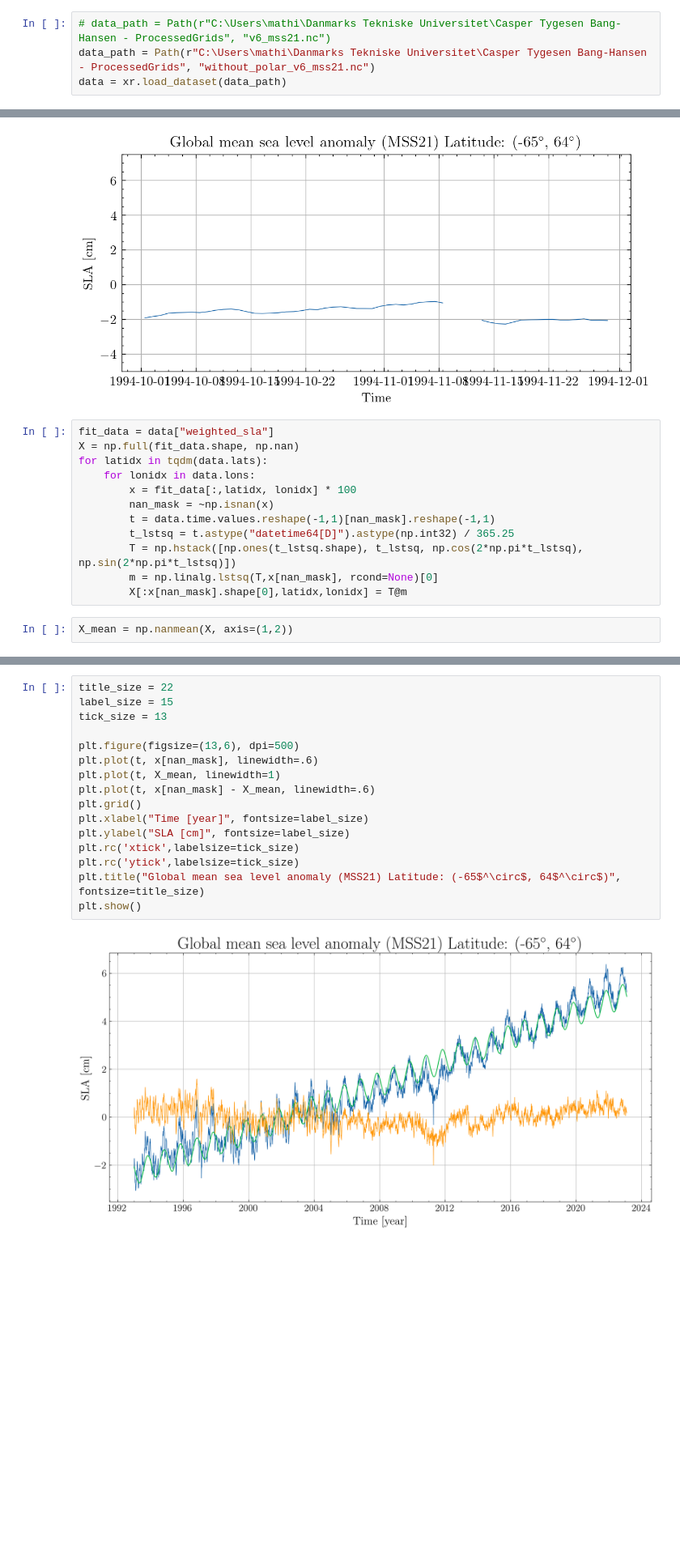
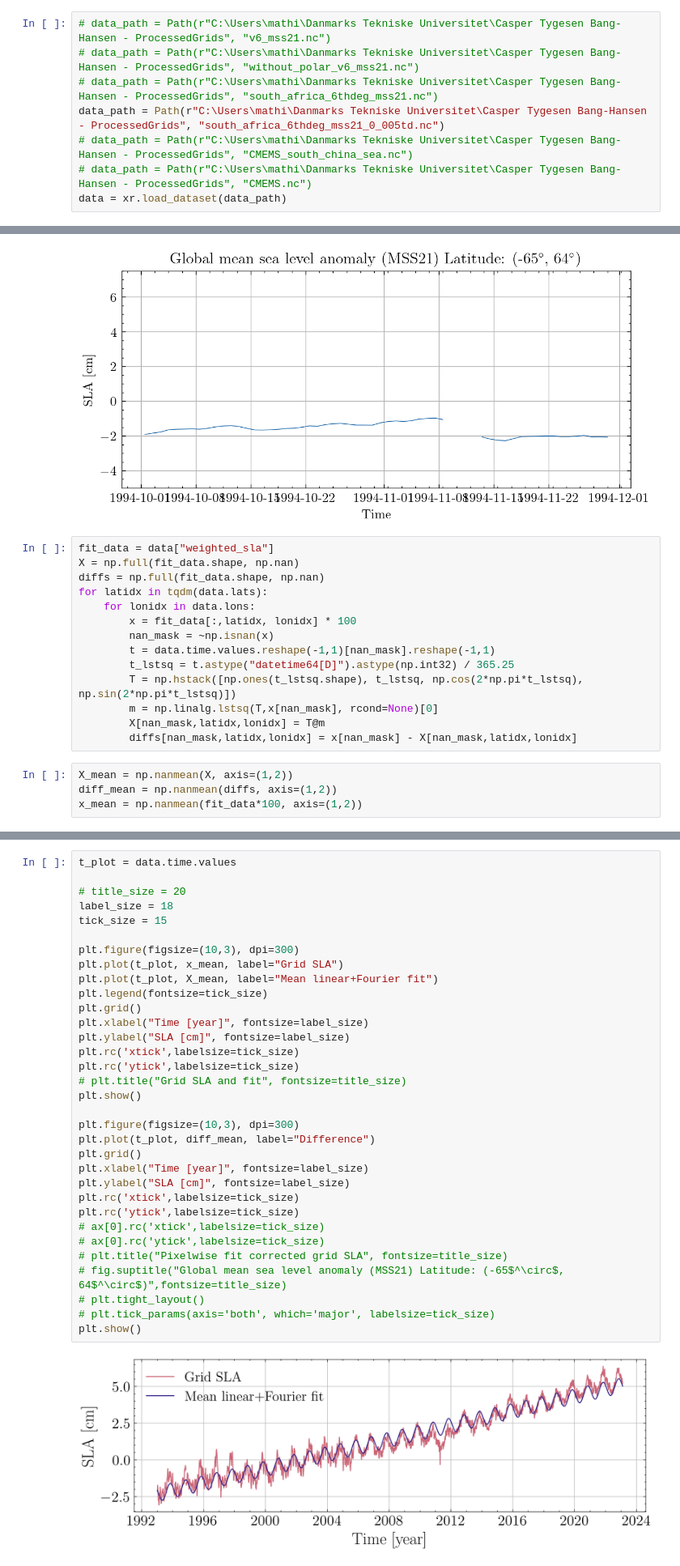
Before and after one commit to s176531/AltimeterVisualization, a Jupyter notebook: grid_time_series.ipynb, the cells around one changed output, grey strips where cells are left out. Shown at 81% size. Saved outputs shown, nothing was run; the diff lists cells and outputs as text; blank space fills up the shorter version.

```diff
--- a/grid_time_series.ipynb
+++ b/grid_time_series.ipynb
@@ -12,4 +20,8 @@ plt.style.use(['science'])
 # %%
 # data_path = Path(r"C:\Users\mathi\Danmarks Tekniske Universitet\Casper Tygesen Bang-Hansen - ProcessedGrids", "v6_mss21.nc")
-data_path = Path(r"C:\Users\mathi\Danmarks Tekniske Universitet\Casper Tygesen Bang-Hansen - ProcessedGrids", "without_polar_v6_mss21.nc")
+# data_path = Path(r"C:\Users\mathi\Danmarks Tekniske Universitet\Casper Tygesen Bang-Hansen - ProcessedGrids", "without_polar_v6_mss21.nc")
+# data_path = Path(r"C:\Users\mathi\Danmarks Tekniske Universitet\Casper Tygesen Bang-Hansen - ProcessedGrids", "south_africa_6thdeg_mss21.nc")
+data_path = Path(r"C:\Users\mathi\Danmarks Tekniske Universitet\Casper Tygesen Bang-Hansen - ProcessedGrids", "south_africa_6thdeg_mss21_0_005td.nc")
+# data_path = Path(r"C:\Users\mathi\Danmarks Tekniske Universitet\Casper Tygesen Bang-Hansen - ProcessedGrids", "CMEMS_south_china_sea.nc")
+# data_path = Path(r"C:\Users\mathi\Danmarks Tekniske Universitet\Casper Tygesen Bang-Hansen - ProcessedGrids", "CMEMS.nc")
 data = xr.load_dataset(data_path)
@@ -135,6 +212,7 @@ plt.show()
 # %%
 fit_data = data["weighted_sla"]
 X = np.full(fit_data.shape, np.nan)
+diffs = np.full(fit_data.shape, np.nan)
 for latidx in tqdm(data.lats):
     for lonidx in data.lons:
         x = fit_data[:,latidx, lonidx] * 100
@@ -143,6 +221,9 @@ for latidx in tqdm(data.lats):
         t_lstsq = t.astype("datetime64[D]").astype(np.int32) / 365.25
         T = np.hstack([np.ones(t_lstsq.shape), t_lstsq, np.cos(2*np.pi*t_lstsq), np.sin(2*np.pi*t_lstsq)])
         m = np.linalg.lstsq(T,x[nan_mask], rcond=None)[0]
-        X[:x[nan_mask].shape[0],latidx,lonidx] = T@m
+        X[nan_mask,latidx,lonidx] = T@m
+        diffs[nan_mask,latidx,lonidx] = x[nan_mask] - X[nan_mask,latidx,lonidx]
 # %%
 X_mean = np.nanmean(X, axis=(1,2))
+diff_mean = np.nanmean(diffs, axis=(1,2))
+x_mean = np.nanmean(fit_data*100, axis=(1,2))
@@ -151,18 +230,35 @@ NameError: name 'np' is not defined
 # %%
-title_size = 22
-label_size = 15
-tick_size = 13
+t_plot = data.time.values
 
-plt.figure(figsize=(13,6), dpi=500)
-plt.plot(t, x[nan_mask], linewidth=.6)
-plt.plot(t, X_mean, linewidth=1)
-plt.plot(t, x[nan_mask] - X_mean, linewidth=.6)
+# title_size = 20
+label_size = 18
+tick_size = 15
+
+plt.figure(figsize=(10,3), dpi=300)
+plt.plot(t_plot, x_mean, label="Grid SLA")
+plt.plot(t_plot, X_mean, label="Mean linear+Fourier fit")
+plt.legend(fontsize=tick_size)
 plt.grid()
 plt.xlabel("Time [year]", fontsize=label_size)
 plt.ylabel("SLA [cm]", fontsize=label_size)
 plt.rc('xtick',labelsize=tick_size)
 plt.rc('ytick',labelsize=tick_size)
-plt.title("Global mean sea level anomaly (MSS21) Latitude: (-65$^\circ$, 64$^\circ$)", fontsize=title_size)
+# plt.title("Grid SLA and fit", fontsize=title_size)
 plt.show()
+
+plt.figure(figsize=(10,3), dpi=300)
+plt.plot(t_plot, diff_mean, label="Difference")
+plt.grid()
+plt.xlabel("Time [year]", fontsize=label_size)
+plt.ylabel("SLA [cm]", fontsize=label_size)
+plt.rc('xtick',labelsize=tick_size)
+plt.rc('ytick',labelsize=tick_size)
+# ax[0].rc('xtick',labelsize=tick_size)
+# ax[0].rc('ytick',labelsize=tick_size)
+# plt.title("Pixelwise fit corrected grid SLA", fontsize=title_size)
+# fig.suptitle("Global mean sea level anomaly (MSS21) Latitude: (-65$^\circ$, 64$^\circ$)",fontsize=title_size)
+# plt.tight_layout()
+# plt.tick_params(axis='both', which='major', labelsize=tick_size)
+plt.show()
 # %% [output]
-[figure, old version]
+[figure, new version]
```
Also changed, not shown: parts of 15 cells of this notebook, 1 other file.
